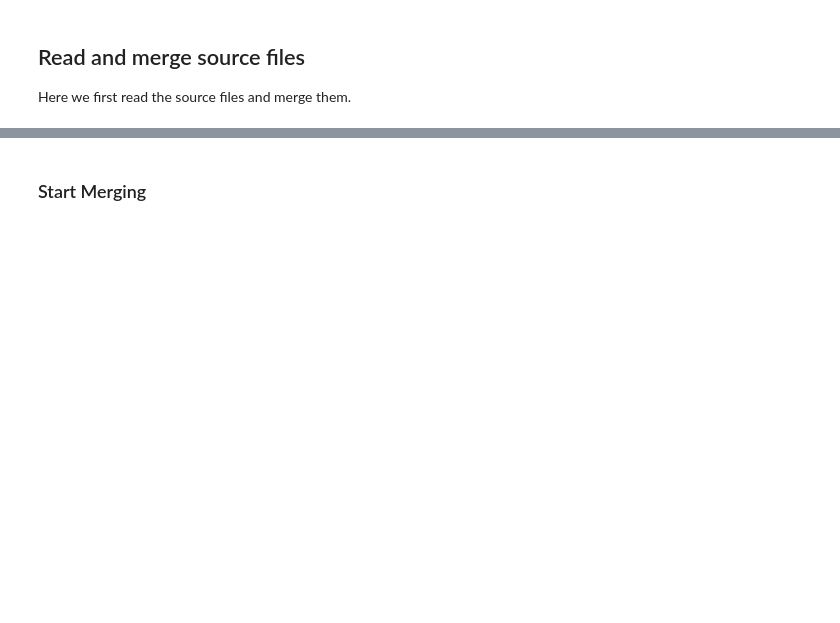
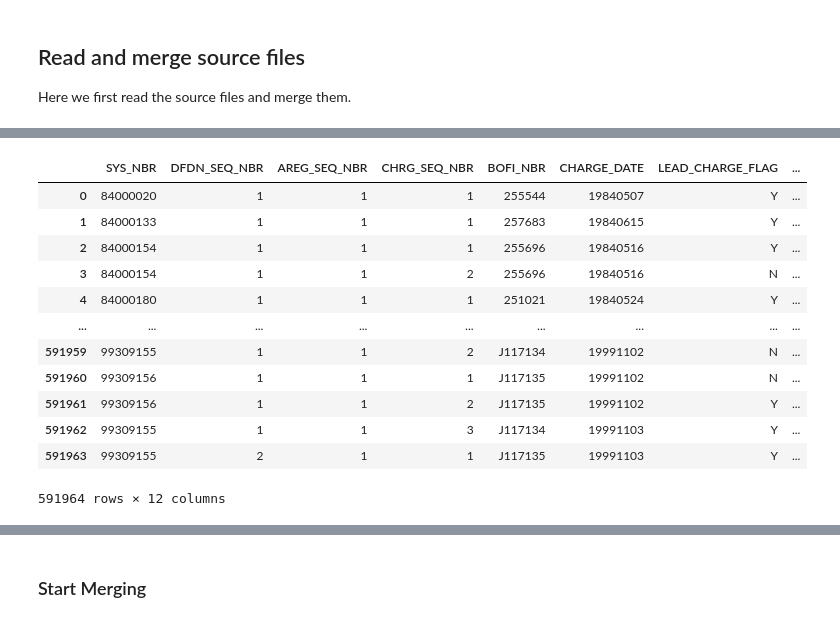
Before and after one commit to CoraJung/bandit-under-fairness-constraints, a Jupyter notebook: fairness_data_processing_complete.ipynb, the cells around one changed output, grey strips where cells are left out. Cells and saved outputs as stored; diff of their text form; code cells hidden in the pictures; blank space fills up the shorter version.

```diff
--- a/fairness_data_processing_complete.ipynb
+++ b/fairness_data_processing_complete.ipynb
@@ -58,11 +66,18 @@ df_dict['Bond']
-# %%
-# Choose the lead charge for each 'sys_nbr - bofi_nbr' pair
-# Some pairs have LEAD_CHARGE_FLAG = N for all charges. In this case, we choose the first row by .first()
-df_dict['Chrg'] = df_dict['Chrg'].sort_values('LEAD_CHARGE_FLAG', ascending=False).groupby(['SYS_NBR', 'BOFI_NBR']).first()
-df_dict['Chrg'].columns = ['DFDN_SEQ_NBR', 'AREG_SEQ_NBR', 'CHRG_SEQ_NBR', 'CHARGE_DATE', 'LEAD_CHARGE_FLAG', \
-                           'SUB_CHARGE_CODE', 'COUNTS', 'CHRG_ADA_CODE', 'CHRG_JUDGE_CODE', 'BOND_MADE_AMOUNT', \
-                           'BOND_SET_AMOUNT', 'BOND_MADE_FLAG']
-# %%
-# Filter out WITN_IS_VICTIM_FLAG == N
-# Ignore witness type (for now)
-df_dict['Wdxr'] = df_dict['Wdxr'][df_dict['Wdxr']['WITN_IS_VICTIM_FLAG']=='Y'].drop(columns=['WITN_PTR', 'WITN_TYPE'])
+# %%
+# Drop ADA/JUDGE from Chrg table
+df_dict['Chrg'].drop(columns=['ADA_CODE', 'JUDGE_CODE'], inplace=True)
+df_dict['Chrg']
+# %% [output]
+|  | SYS_NBR | DFDN_SEQ_NBR | AREG_SEQ_NBR | CHRG_SEQ_NBR | BOFI_NBR | CHARGE_DATE | LEAD_CHARGE_FLAG | ... |
+| 0 | 84000020 | 1 | 1 | 1 | 255544 | 19840507 | Y | ... |
+| 1 | 84000133 | 1 | 1 | 1 | 257683 | 19840615 | Y | ... |
+| 2 | 84000154 | 1 | 1 | 1 | 255696 | 19840516 | Y | ... |
+| 3 | 84000154 | 1 | 1 | 2 | 255696 | 19840516 | N | ... |
+| 4 | 84000180 | 1 | 1 | 1 | 251021 | 19840524 | Y | ... |
+| ... | ... | ... | ... | ... | ... | ... | ... | ... |
+| 591959 | 99309155 | 1 | 1 | 2 | J117134 | 19991102 | N | ... |
+| 591960 | 99309156 | 1 | 1 | 1 | J117135 | 19991102 | N | ... |
+| 591961 | 99309156 | 1 | 1 | 2 | J117135 | 19991102 | Y | ... |
+| 591962 | 99309155 | 1 | 1 | 3 | J117134 | 19991103 | Y | ... |
+| 591963 | 99309155 | 2 | 1 | 1 | J117135 | 19991103 | Y | ... |
+591964 rows × 12 columns
```
Also changed, not shown: parts of 28 cells of this notebook.
